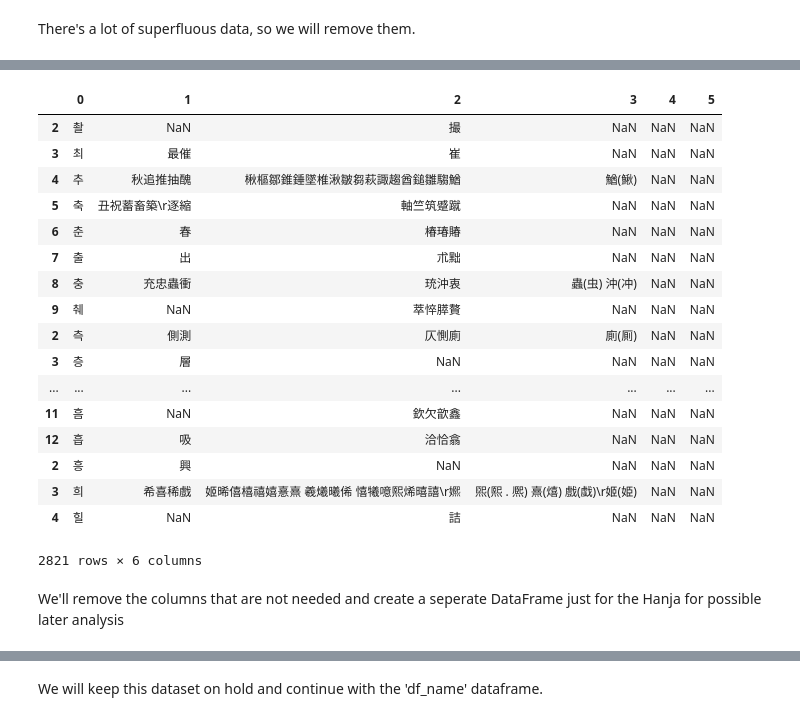
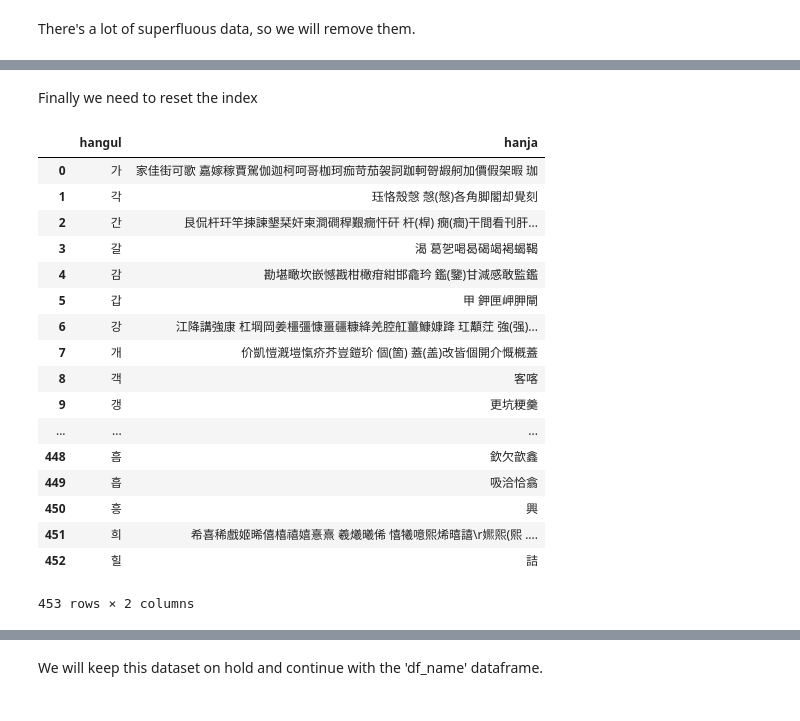
Before and after one commit to L-brierton/Korean-Name-Analysis, a Jupyter notebook: Korean Name Ver 2.ipynb, the cells around one changed output, grey strips where cells are left out. Cells and saved outputs as stored; diff of their text form; code cells hidden in the pictures.

Commit message:
Fixed cleaning of the file
No longer losing data when preparing dataset for analysis.

```diff
--- a/Korean Name Ver 2.ipynb
+++ b/Korean Name Ver 2.ipynb
@@ -84,2 +86,7 @@ df_hanja
 # %% [markdown]
 There's a lot of superfluous data, so we will remove them.
+# %%
+df_hanja = df_hanja[df_hanja[0] != '한글']
+df_hanja = df_hanja[df_hanja[2] != '별표1']
+df_hanja = df_hanja[2:]
+df_hanja
@@ -86 +112,3 @@ There's a lot of superfluous data, so we will remove them.
+# %%
+df_hanja = df_hanja.rename(columns={0:'hangul', 1:'hanja', 2:'hanja2', 3:'hanja3', 4:'hanja4', 5:'hanja5'})
 # %%
@@ -108,0 +136,8 @@ There's a lot of NaN data, we will also remove them.
+# %%
+df_hanja.iat[1,1] = str(df_hanja.iat[0,1]) + str(df_hanja.iat[2,1])
+df_hanja.iat[4,1] += str(df_hanja.iat[3,1]) + str(df_hanja.iat[5,1])
+df_hanja.iat[7,1] += str(df_hanja.iat[6,1]) + str(df_hanja.iat[8,1])
+df_hanja.iat[11,1] += str(df_hanja.iat[10,1]) + str(df_hanja.iat[12,1])
+df_hanja.iat[15,1] = str(df_hanja.iat[14,1]) + str(df_hanja.iat[16,1])
+df_hanja.iat[18,1] += str(df_hanja.iat[17,1]) + str(df_hanja.iat[19,1])
+df_hanja
@@ -108,0 +165,6 @@ There's a lot of NaN data, we will also remove them.
+# %%
+df_hanja = df_hanja[pd.notnull(df_hanja['hangul'])]
+df_hanja = df_hanja.replace(np.nan, '', regex=True)
+df_hanja['hanja'] += df_hanja['hanja2'] + df_hanja['hanja3'] + df_hanja['hanja4'] + df_hanja['hanja5']
+del df_hanja['hanja2'], df_hanja['hanja3'], df_hanja['hanja4'], df_hanja['hanja5']
+df_hanja
@@ -109,25 +190,25 @@ There's a lot of NaN data, we will also remove them.
+# %% [markdown]
+Finally we need to reset the index
 # %%
-df_hanja = df_hanja[df_hanja[0] != '한글']
-df_hanja = df_hanja[pd.notnull(df_hanja[0])]
+df_hanja = df_hanja.reset_index()
+df_hanja = df_hanja.iloc[:,1:3]
 df_hanja
 # %% [output]
-|  | 0 | 1 | 2 | 3 | 4 | 5 |
-| 2 | 촬 | NaN | 撮 | NaN | NaN | NaN |
-| 3 | 최 | 最催 | 崔 | NaN | NaN | NaN |
-| 4 | 추 | 秋追推抽醜 | 楸樞鄒錐錘墜椎湫皺芻萩諏趨酋鎚雛騶鰌 | 鰌(鰍) | NaN | NaN |
-| 5 | 축 | 丑祝蓄畜築\r逐縮 | 軸竺筑蹙蹴 | NaN | NaN | NaN |
-| 6 | 춘 | 春 | 椿瑃賰 | NaN | NaN | NaN |
-| 7 | 출 | 出 | 朮黜 | NaN | NaN | NaN |
-| 8 | 충 | 充忠蟲衝 | 珫沖衷 | 蟲(虫) 沖(冲) | NaN | NaN |
-| 9 | 췌 | NaN | 萃悴膵贅 | NaN | NaN | NaN |
-| 2 | 측 | 側測 | 仄惻廁 | 廁(厠) | NaN | NaN |
-| 3 | 층 | 層 | NaN | NaN | NaN | NaN |
-| ... | ... | ... | ... | ... | ... | ... |
-| 11 | 흠 | NaN | 欽欠歆鑫 | NaN | NaN | NaN |
-| 12 | 흡 | 吸 | 洽恰翕 | NaN | NaN | NaN |
-| 2 | 흥 | 興 | NaN | NaN | NaN | NaN |
-| 3 | 희 | 希喜稀戲 | 姬晞僖橲禧嬉憙熹 羲爔曦俙 憘犧噫熙烯暿譆\r㜯 | 煕(熙 . 熈) 熹(熺) 戲(戱)\r姬(姫) | NaN | NaN |
-| 4 | 힐 | NaN | 詰 | NaN | NaN | NaN |
+|  | hangul | hanja |
+| 0 | 가 | 家佳街可歌 嘉嫁稼賈駕伽迦柯呵哥枷珂痂苛茄袈訶跏軻哿嘏舸加價假架暇 珈 |
+| 1 | 각 | 珏恪殼愨 愨(慤)各角脚閣却覺刻 |
+| 2 | 간 | 艮侃杆玕竿揀諫墾栞奸柬澗磵稈艱癇忓矸 杆(桿) 癇(癎)干間看刊肝... |
+| 3 | 갈 | 渴 葛乫喝曷碣竭褐蝎鞨 |
+| 4 | 감 | 勘堪瞰坎嵌憾戡柑橄疳紺邯龕玪 鑑(鑒)甘減感敢監鑑 |
+| 5 | 갑 | 甲 鉀匣岬胛閘 |
+| 6 | 강 | 江降講強康 杠堈岡姜橿彊慷畺疆糠絳羌腔舡薑鱇嫝跭 玒顜茳 強(强)... |
+| 7 | 개 | 价凱愷漑塏愾疥芥豈鎧玠 個(箇) 蓋(盖)改皆個開介慨槪蓋 |
+| 8 | 객 | 客喀 |
+| 9 | 갱 | 更坑粳羹 |
+| ... | ... | ... |
+| 448 | 흠 | 欽欠歆鑫 |
+| 449 | 흡 | 吸洽恰翕 |
+| 450 | 흥 | 興 |
+| 451 | 희 | 希喜稀戲姬晞僖橲禧嬉憙熹 羲爔曦俙 憘犧噫熙烯暿譆\r㜯煕(熙 .... |
+| 452 | 힐 | 詰 |
-2821 rows × 6 columns
+453 rows × 2 columns
-# %% [markdown]
-We'll remove the columns that are not needed and create a seperate DataFrame just for the Hanja for possible later analysis
```
Also changed, not shown: parts of 16 cells of this notebook.
